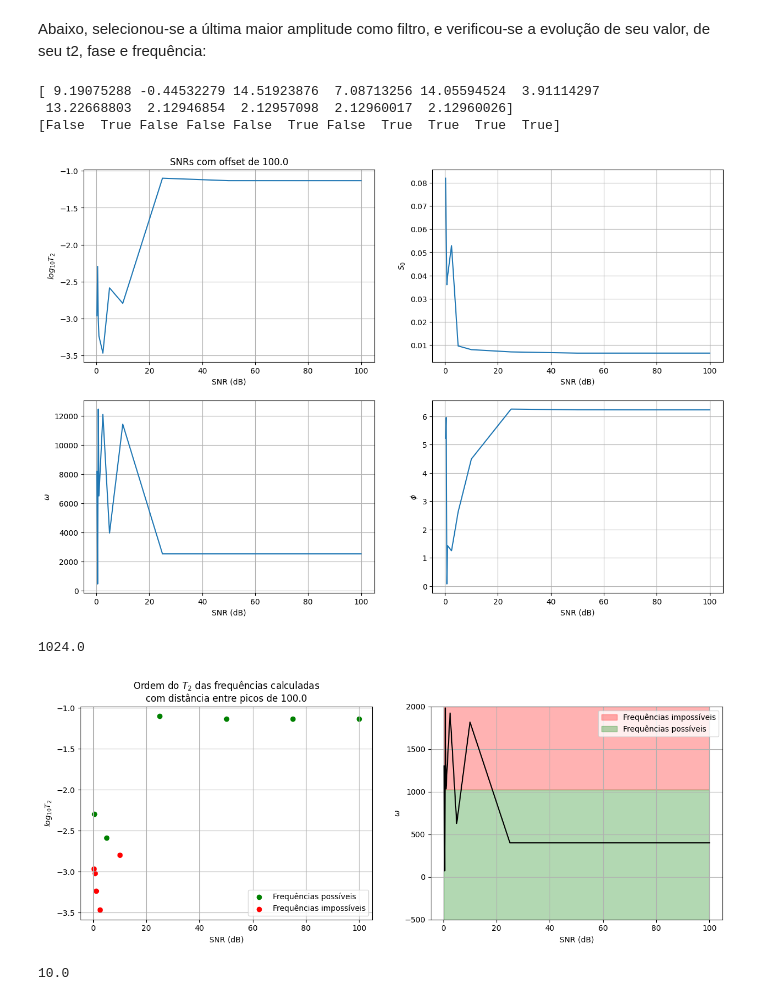
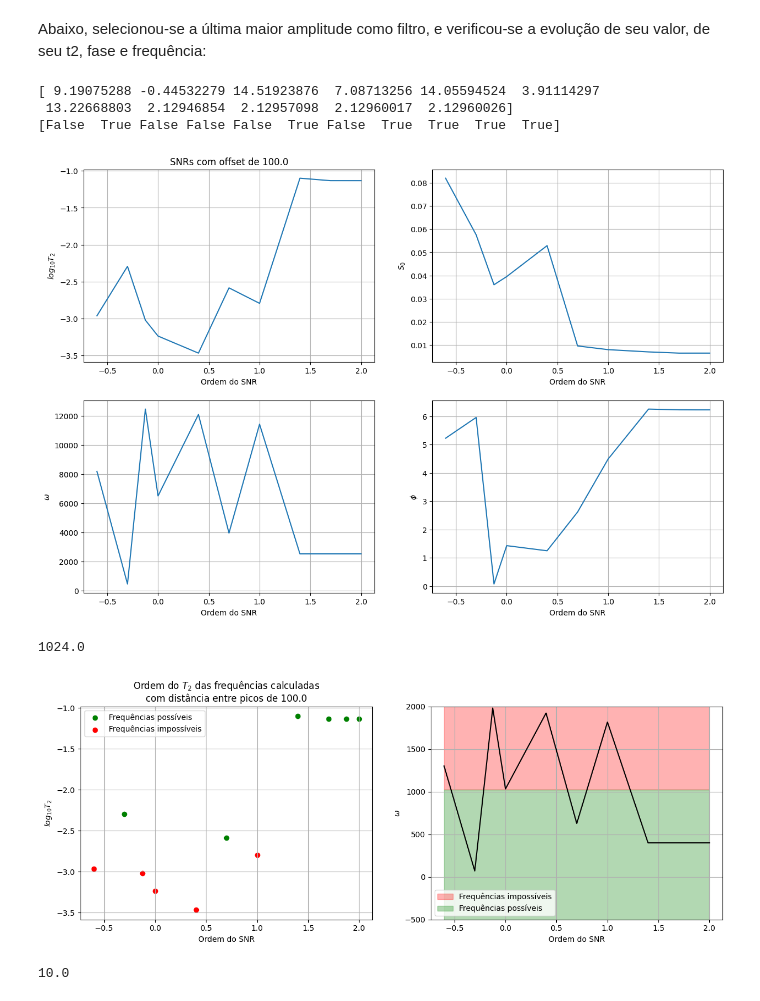
Before and after one commit to JoaoDell/MRI-study, a Jupyter notebook: examples/MPM/two_peaks_noisy.ipynb, the cells around one changed output. Cells and saved outputs as stored; diff of their text form; code cells hidden in the pictures.

```diff
--- a/examples/MPM/two_peaks_noisy.ipynb
+++ b/examples/MPM/two_peaks_noisy.ipynb
@@ -155,25 +155,25 @@ phis_arr = np.array([phis_[l, j_, args[l, j_, :]][-1] for l in range(sample_snrs
 
 plt.figure(figsize=(15, 10))
 plt.subplot(221)
-plt.plot(sample_snrs, log10t2_arr)
+plt.plot(np.log10(sample_snrs), log10t2_arr)
 plt.ylabel(r"$log_{10} T_2$")
-plt.xlabel("SNR (dB)")
+plt.xlabel("Ordem do SNR")
 plt.title(f"SNRs com offset de {offsets[j_]}")
 plt.grid()
 plt.subplot(222)
-plt.plot(sample_snrs, s0_arr)
+plt.plot(np.log10(sample_snrs), s0_arr)
 plt.ylabel(r"$S_0$")
-plt.xlabel("SNR (dB)")
+plt.xlabel("Ordem do SNR")
 plt.grid()
 plt.subplot(223)
-plt.plot(sample_snrs, omega_arr)
+plt.plot(np.log10(sample_snrs), omega_arr)
 plt.ylabel(r"$\omega$")
-plt.xlabel("SNR (dB)")
+plt.xlabel("Ordem do SNR")
 plt.grid()
 plt.subplot(224)
-plt.plot(sample_snrs, phis_arr)
+plt.plot(np.log10(sample_snrs), phis_arr)
 plt.ylabel(r"$\phi$")
-plt.xlabel("SNR (dB)")
+plt.xlabel("Ordem do SNR")
 plt.grid()
 
 print(pymri.chem_shift_from_f(pymri.rad_to_hz(omega_arr), B0))
@@ -184,38 +184,38 @@ print(true_freqs)
 [ 9.19075288 -0.44532279 14.51923876  7.08713256 14.05594524  3.91114297
  13.22668803  2.12946854  2.12957098  2.12960017  2.12960026]
 [False  True False False False  True False  True  True  True  True]
-[figure, old version]
+[figure, new version]
 # %%
 
 plt.figure(figsize=(15, 5))
 
 plt.subplot(121)
-plt.scatter(sample_snrs[true_freqs], log10t2_arr[true_freqs], c = "green", label = "Frequências possíveis")
-plt.scatter(sample_snrs[false_freqs], log10t2_arr[false_freqs], c = "red", label = "Frequências impossíveis")
+plt.scatter(np.log10(sample_snrs[true_freqs]), log10t2_arr[true_freqs], c = "green", label = "Frequências possíveis")
+plt.scatter(np.log10(sample_snrs[false_freqs]), log10t2_arr[false_freqs], c = "red", label = "Frequências impossíveis")
 plt.ylabel(r"$log_{10} T_2$")
-plt.xlabel("SNR (dB)")
+plt.xlabel("Ordem do SNR")
 plt.title(r"Ordem do $T_2$ das frequências calculadas" +
           "\n" + "com distância entre picos de " + f"{offsets[j_]}")
 plt.legend()
 plt.grid()
 
 limit_omega = pymri.max_frequency(dt)
 print(limit_omega)
 
 plt.subplot(122)
-plt.plot(sample_snrs, pymri.rad_to_hz(omega_arr), c = "black")
-plt.fill_between(sample_snrs, limit_omega, 2*limit_omega, color = "red", alpha = 0.3, label = "Frequências impossíveis")
-plt.fill_between(sample_snrs, -limit_omega, -2*limit_omega, color = "red", alpha = 0.3)
-plt.fill_between(sample_snrs, -limit_omega, limit_omega, color = "green", alpha = 0.3, label = "Frequências possíveis")
+plt.plot(np.log10(sample_snrs), pymri.rad_to_hz(omega_arr), c = "black")
+plt.fill_between(np.log10(sample_snrs), limit_omega, 2*limit_omega, color = "red", alpha = 0.3, label = "Frequências impossíveis")
+plt.fill_between(np.log10(sample_snrs), -limit_omega, -2*limit_omega, color = "red", alpha = 0.3)
+plt.fill_between(np.log10(sample_snrs), -limit_omega, limit_omega, color = "green", alpha = 0.3, label = "Frequências possíveis")
 plt.ylabel(r"$\omega$")
-plt.xlabel("SNR (dB)")
+plt.xlabel("Ordem do SNR")
 plt.ylim(-500, 2000)
 plt.title("")
 plt.legend()
 plt.grid()
 # %% [output]
 1024.0
-[figure, old version]
+[figure, new version]
 # %%
 i_ = 6
 print(sample_snrs[i_])
```
Also changed, not shown: 27 other files.
